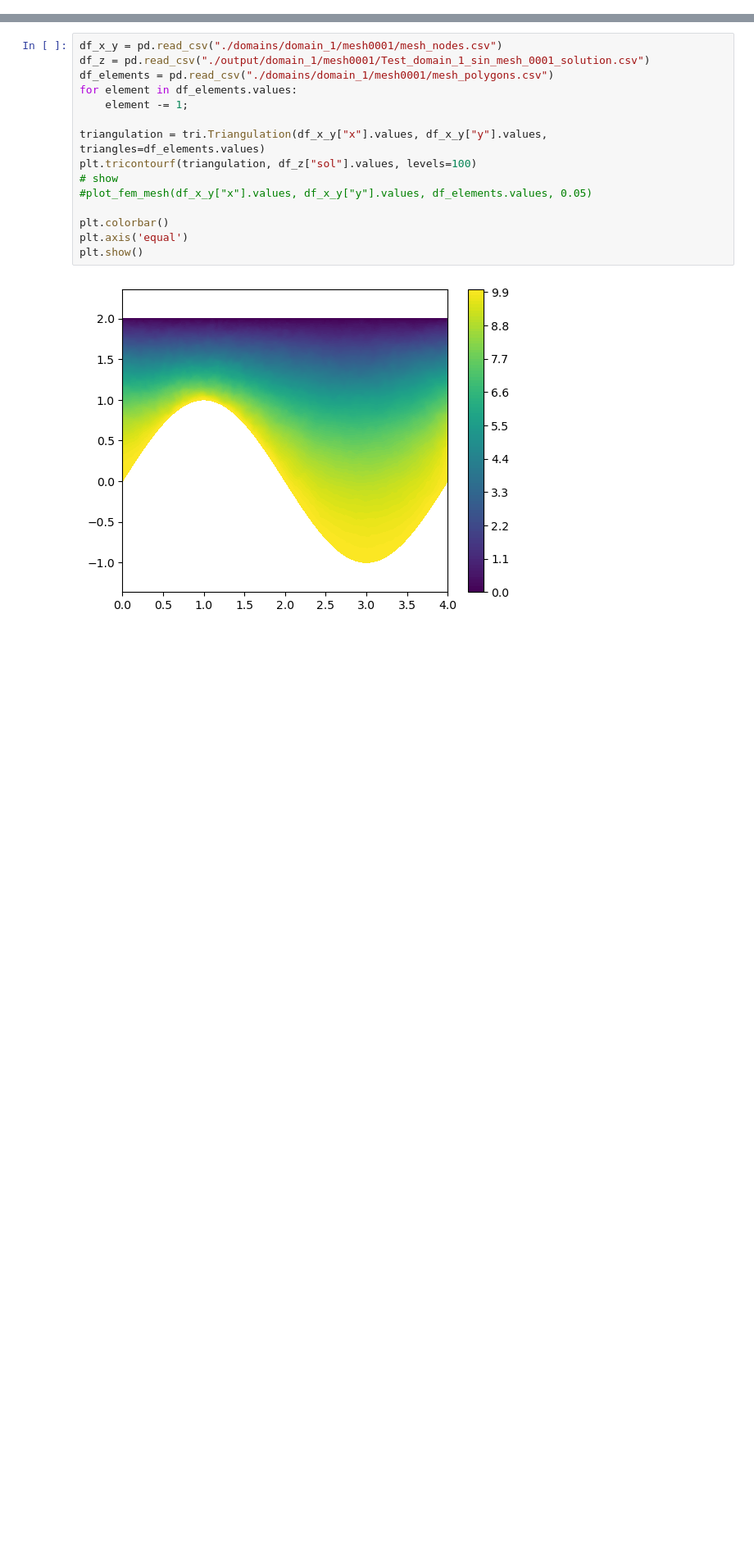
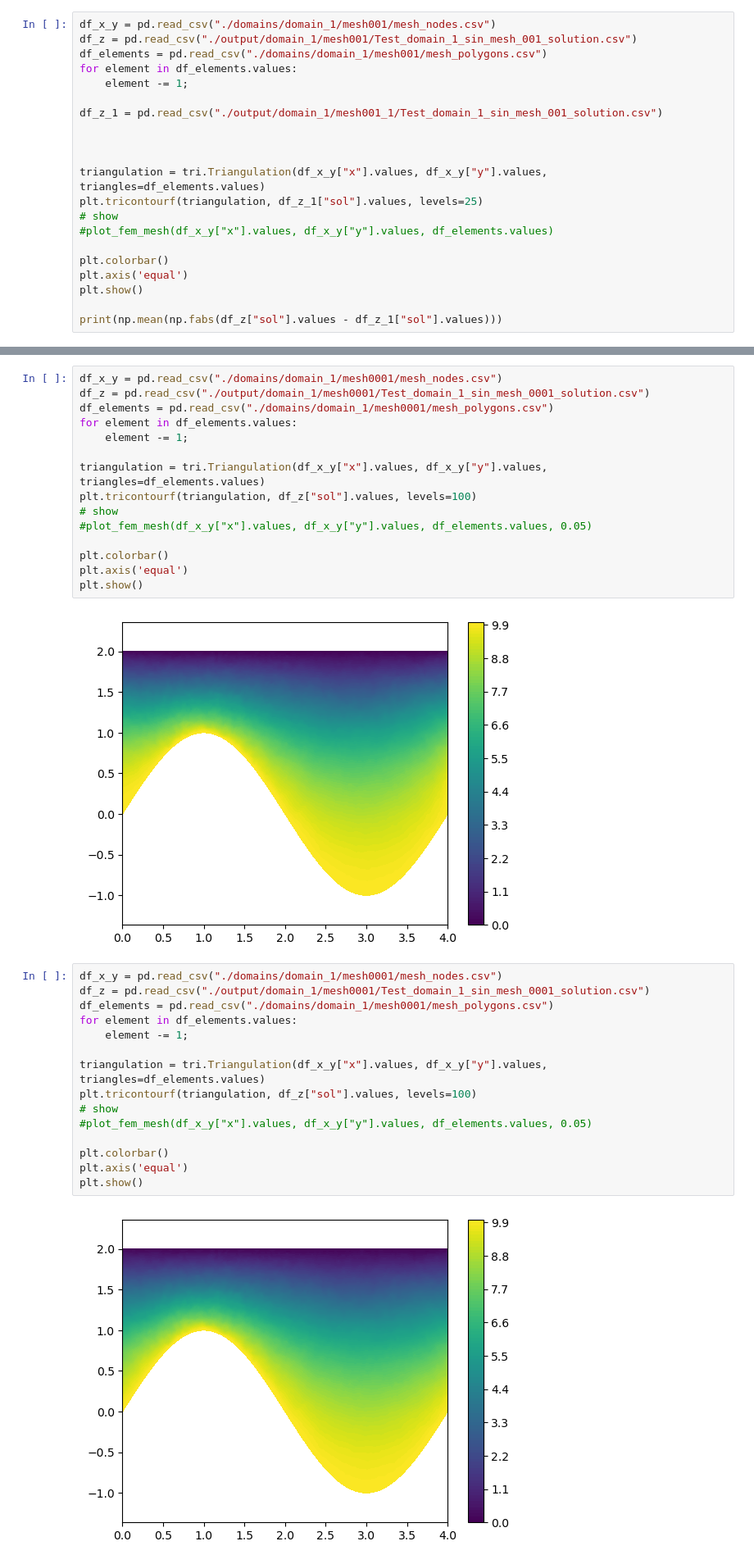
Before and after one commit to sanonesan/2d_Laplace_eq_FEM, a Jupyter notebook: laplace_eq_domain_1_sin.ipynb, the cells around one changed output, grey strips where cells are left out. Shown at 82% size. Cells and saved outputs as stored; diff of their text form; blank space fills up the shorter version.

```diff
--- a/laplace_eq_domain_1_sin.ipynb
+++ b/laplace_eq_domain_1_sin.ipynb
@@ -56,3 +56,24 @@ plt.show()
 [figure]
 # %% [markdown]
 <h1> Small cells (0.01)
+# %%
+df_x_y = pd.read_csv("./domains/domain_1/mesh001/mesh_nodes.csv")
+df_z = pd.read_csv("./output/domain_1/mesh001/Test_domain_1_sin_mesh_001_solution.csv")
+df_elements = pd.read_csv("./domains/domain_1/mesh001/mesh_polygons.csv")
+for element in df_elements.values:
+    element -= 1;
+
+df_z_1 = pd.read_csv("./output/domain_1/mesh001_1/Test_domain_1_sin_mesh_001_solution.csv")
+
+
+
+triangulation = tri.Triangulation(df_x_y["x"].values, df_x_y["y"].values, triangles=df_elements.values)
+plt.tricontourf(triangulation, df_z_1["sol"].values, levels=25)
+# show
+#plot_fem_mesh(df_x_y["x"].values, df_x_y["y"].values, df_elements.values)
+
+plt.colorbar()
+plt.axis('equal')
+plt.show()
+
+print(np.mean(np.fabs(df_z["sol"].values - df_z_1["sol"].values)))
@@ -130,6 +154,23 @@ plt.axis('equal')
 plt.show()
 # %% [output]
 [figure]
+# %%
+df_x_y = pd.read_csv("./domains/domain_1/mesh0001/mesh_nodes.csv")
+df_z = pd.read_csv("./output/domain_1/mesh0001/Test_domain_1_sin_mesh_0001_solution.csv")
+df_elements = pd.read_csv("./domains/domain_1/mesh0001/mesh_polygons.csv")
+for element in df_elements.values:
+    element -= 1;
+
+triangulation = tri.Triangulation(df_x_y["x"].values, df_x_y["y"].values, triangles=df_elements.values)
+plt.tricontourf(triangulation, df_z["sol"].values, levels=100)
+# show
+#plot_fem_mesh(df_x_y["x"].values, df_x_y["y"].values, df_elements.values, 0.05)
+
+plt.colorbar()
+plt.axis('equal')
+plt.show()
+# %% [output]
+[figure, added]
 # %%
 df_x_y = pd.read_csv("./domains/domain_1/mesh0001/mesh_nodes.csv")
 df_z = pd.read_csv("./output/domain_1/mesh0001/Test_domain_1_sin_mesh_0001_solution.csv")
```
Also changed, not shown: parts of 3 cells of this notebook, 59 other files.
